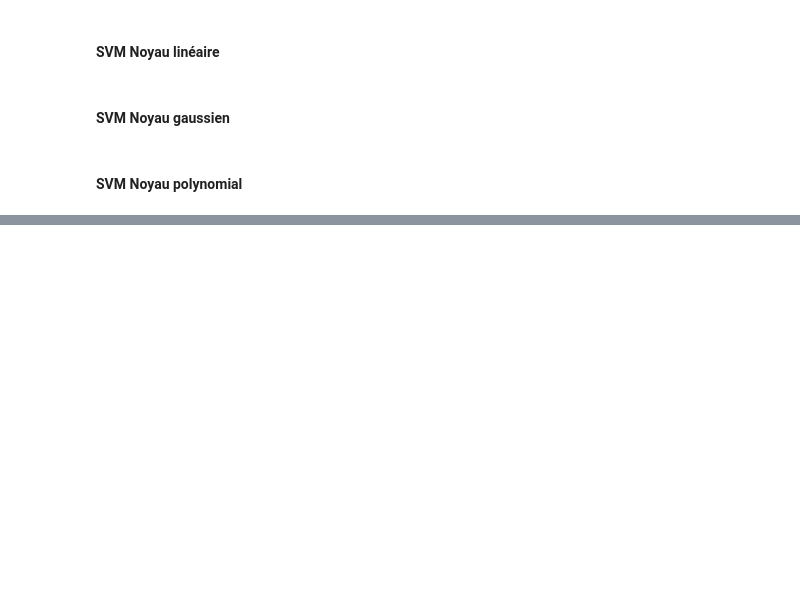
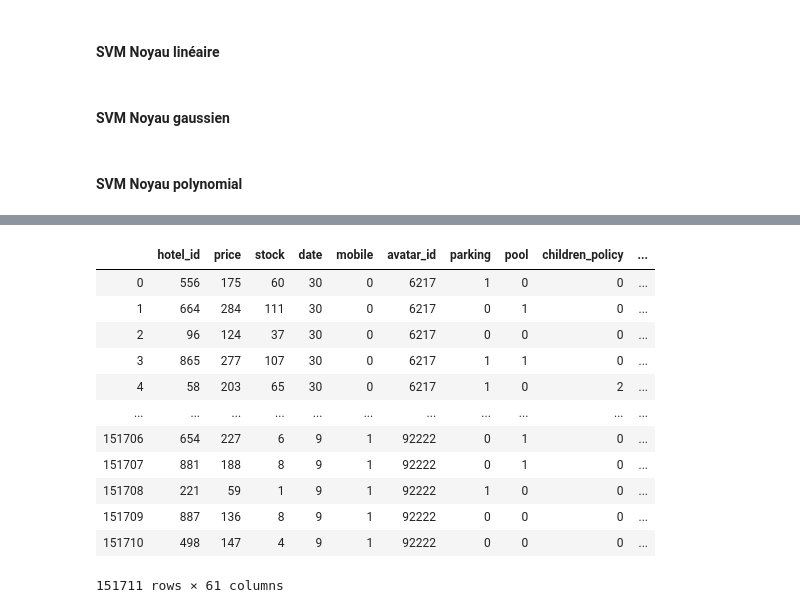
Before and after one commit to elisaduz/Defi-IA-2023, a Jupyter notebook: Defi-IA-modele.ipynb, the cells around one changed output, grey strips where cells are left out. Drawn from its saved outputs; the diff is of its cells as text; code cells hidden in the pictures; blank space fills up the shorter version.

```diff
--- a/Defi-IA-modele.ipynb
+++ b/Defi-IA-modele.ipynb
@@ -361,0 +404,3 @@ print("R2 : ",r2_score(Y_test,Ypred_regsvmp))
+# %%
+data_train=pd.read_csv('./Datatrain/test_requete_features.csv')
+data_train=data_train.drop(['Unnamed: 0'],axis=1)
@@ -361,0 +445,2 @@ print("R2 : ",r2_score(Y_test,Ypred_regsvmp))
+# %%
+data_train=pd.get_dummies(data_train, columns=['city', 'language', 'group', 'brand'])
@@ -361,0 +449,16 @@ print("R2 : ",r2_score(Y_test,Ypred_regsvmp))
+# %%
+data_train
+# %% [output]
+|  | hotel_id | price | stock | date | mobile | avatar_id | parking | pool | children_policy | ... |
+| 0 | 556 | 175 | 60 | 30 | 0 | 6217 | 1 | 0 | 0 | ... |
+| 1 | 664 | 284 | 111 | 30 | 0 | 6217 | 0 | 1 | 0 | ... |
+| 2 | 96 | 124 | 37 | 30 | 0 | 6217 | 0 | 0 | 0 | ... |
+| 3 | 865 | 277 | 107 | 30 | 0 | 6217 | 1 | 1 | 0 | ... |
+| 4 | 58 | 203 | 65 | 30 | 0 | 6217 | 1 | 0 | 2 | ... |
+| ... | ... | ... | ... | ... | ... | ... | ... | ... | ... | ... |
+| 151706 | 654 | 227 | 6 | 9 | 1 | 92222 | 0 | 1 | 0 | ... |
+| 151707 | 881 | 188 | 8 | 9 | 1 | 92222 | 0 | 1 | 0 | ... |
+| 151708 | 221 | 59 | 1 | 9 | 1 | 92222 | 1 | 0 | 0 | ... |
+| 151709 | 887 | 136 | 8 | 9 | 1 | 92222 | 0 | 0 | 0 | ... |
+| 151710 | 498 | 147 | 4 | 9 | 1 | 92222 | 0 | 0 | 0 | ... |
+151711 rows × 61 columns
```
Also changed, not shown: parts of 42 cells of this notebook, 4 other files.
